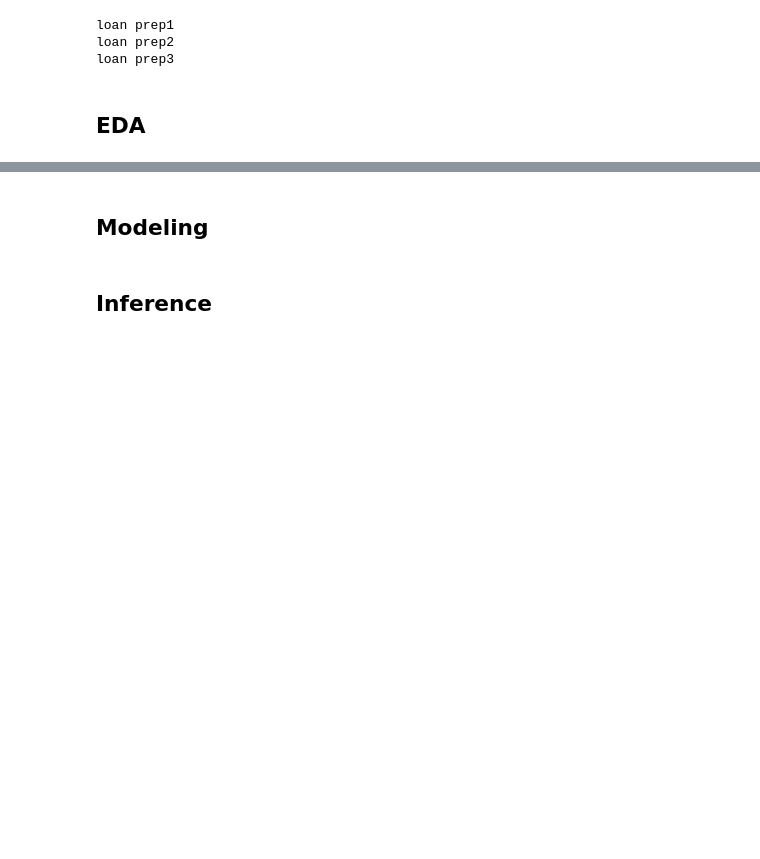
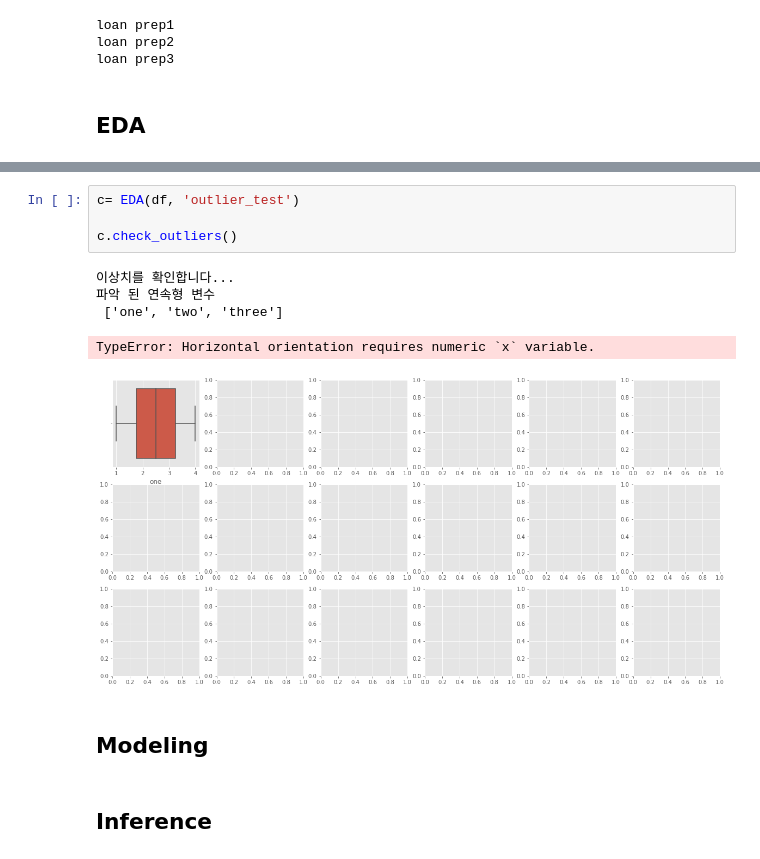
Before and after one commit to paragonyun/2022_bigcontest, a Jupyter notebook: main_test.ipynb, the cells around one changed output, grey strips where cells are left out. Saved outputs shown, nothing was run; the diff lists cells and outputs as text; blank space fills up the shorter version.

```diff
--- a/main_test.ipynb
+++ b/main_test.ipynb
@@ -56,3 +80,13 @@ loan prep3
+# %%
+c= EDA(df, 'outlier_test')
+
+c.check_outliers()
+# %% [output]
+이상치를 확인합니다...
+파악 된 연속형 변수
+ ['one', 'two', 'three']
+TypeError: Horizontal orientation requires numeric `x` variable.
+[figure, added]
 # %% [markdown]
 ## Modeling
 # %% [markdown]
```
Also changed, not shown: parts of 3 cells of this notebook.
